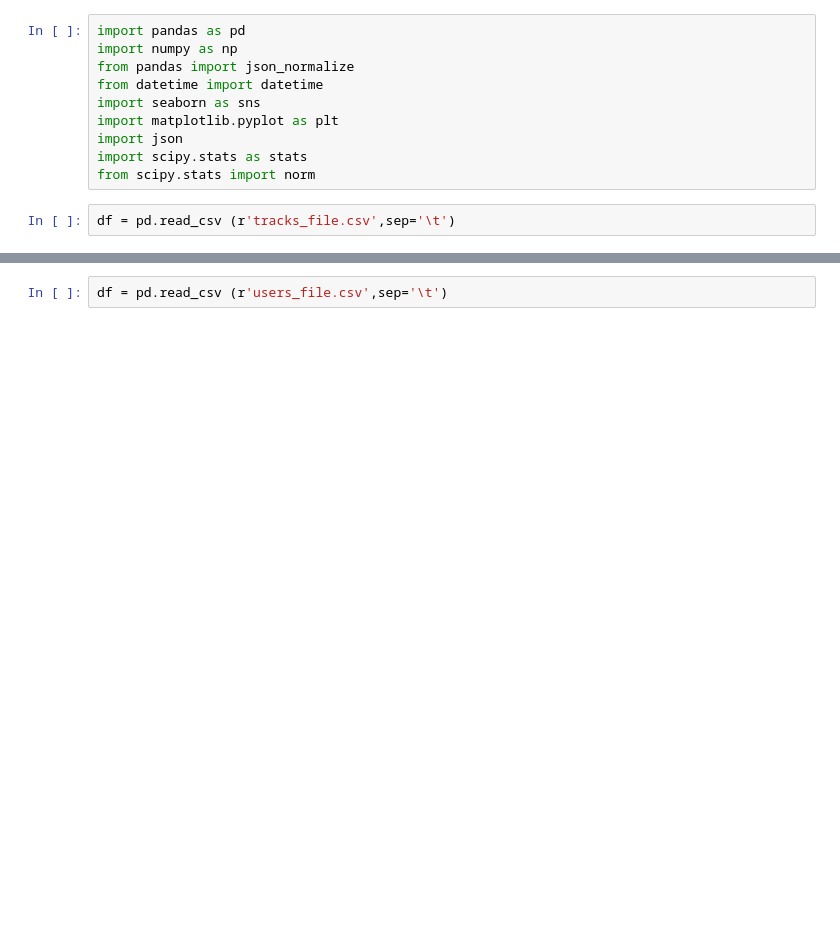
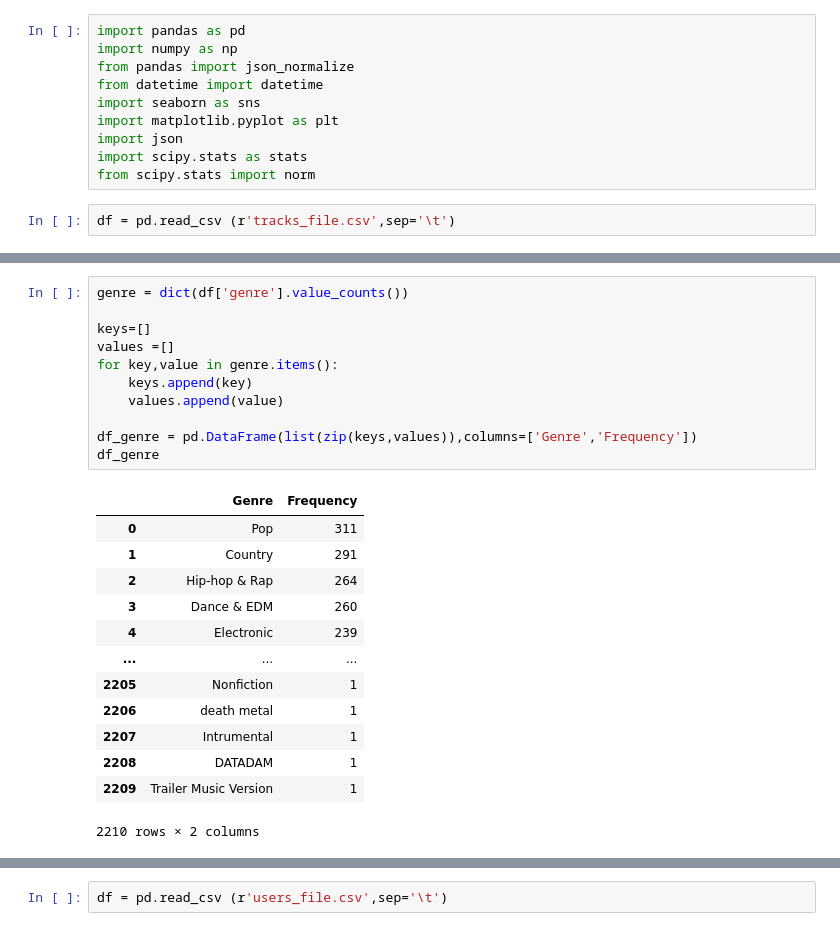
Before and after one commit to machung2001/SoundCloud, a Jupyter notebook: Project 2/Trang.ipynb, the cells around one changed output, grey strips where cells are left out. Drawn from its saved outputs; the diff is of its cells as text; blank space fills up the shorter version.

```diff
--- a/Project 2/Trang.ipynb
+++ b/Project 2/Trang.ipynb
@@ -12,0 +33,25 @@ df = pd.read_csv (r'tracks_file.csv',sep='\t')
+# %%
+genre = dict(df['genre'].value_counts())
+
+keys=[]
+values =[]
+for key,value in genre.items():
+    keys.append(key)
+    values.append(value)
+
+df_genre = pd.DataFrame(list(zip(keys,values)),columns=['Genre','Frequency'])
+df_genre
+# %% [output]
+|  | Genre | Frequency |
+| 0 | Pop | 311 |
+| 1 | Country | 291 |
+| 2 | Hip-hop & Rap | 264 |
+| 3 | Dance & EDM | 260 |
+| 4 | Electronic | 239 |
+| ... | ... | ... |
+| 2205 | Nonfiction | 1 |
+| 2206 | death metal | 1 |
+| 2207 | Intrumental | 1 |
+| 2208 | DATADAM | 1 |
+| 2209 | Trailer Music Version | 1 |
+2210 rows × 2 columns
```
Also changed, not shown: parts of 4 cells of this notebook.
